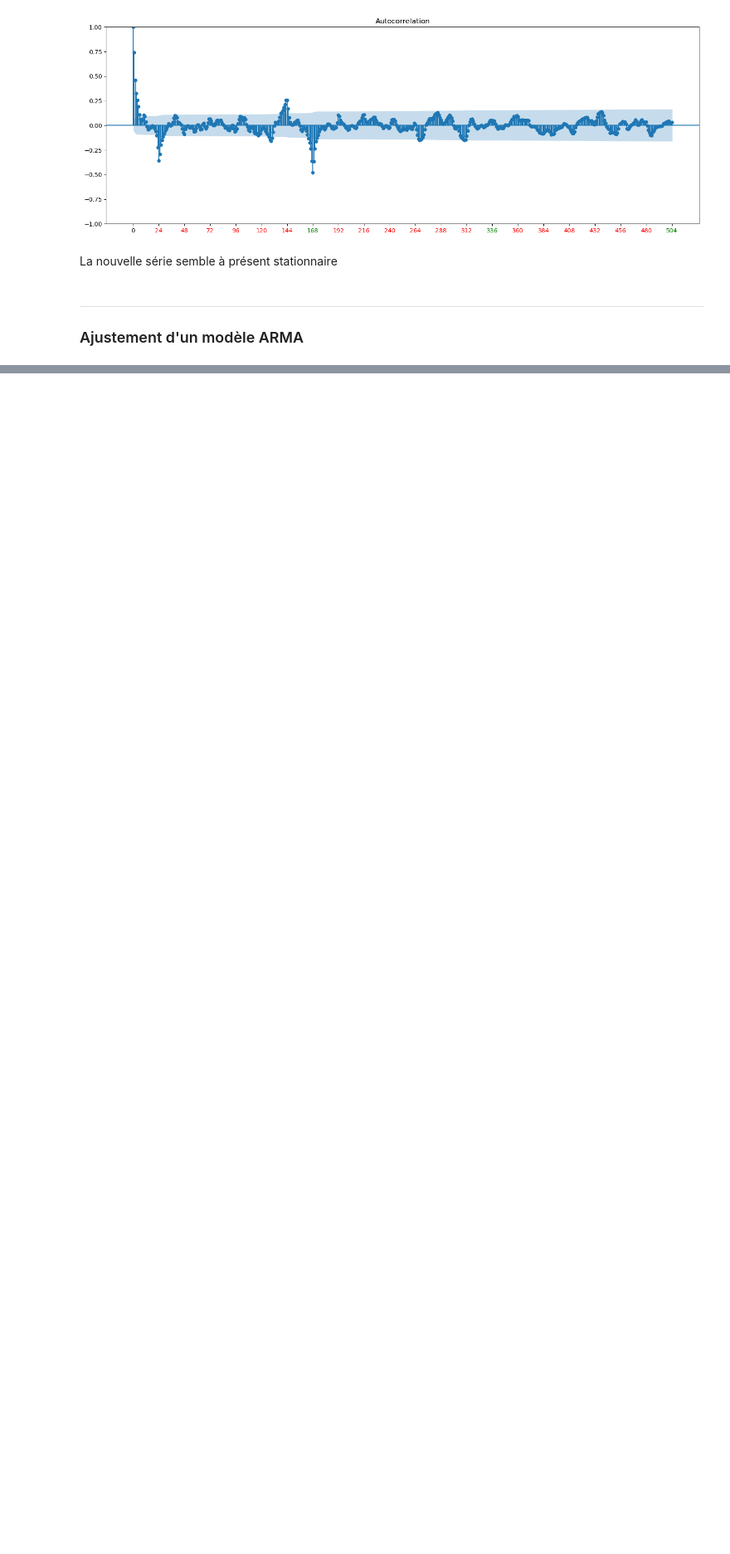
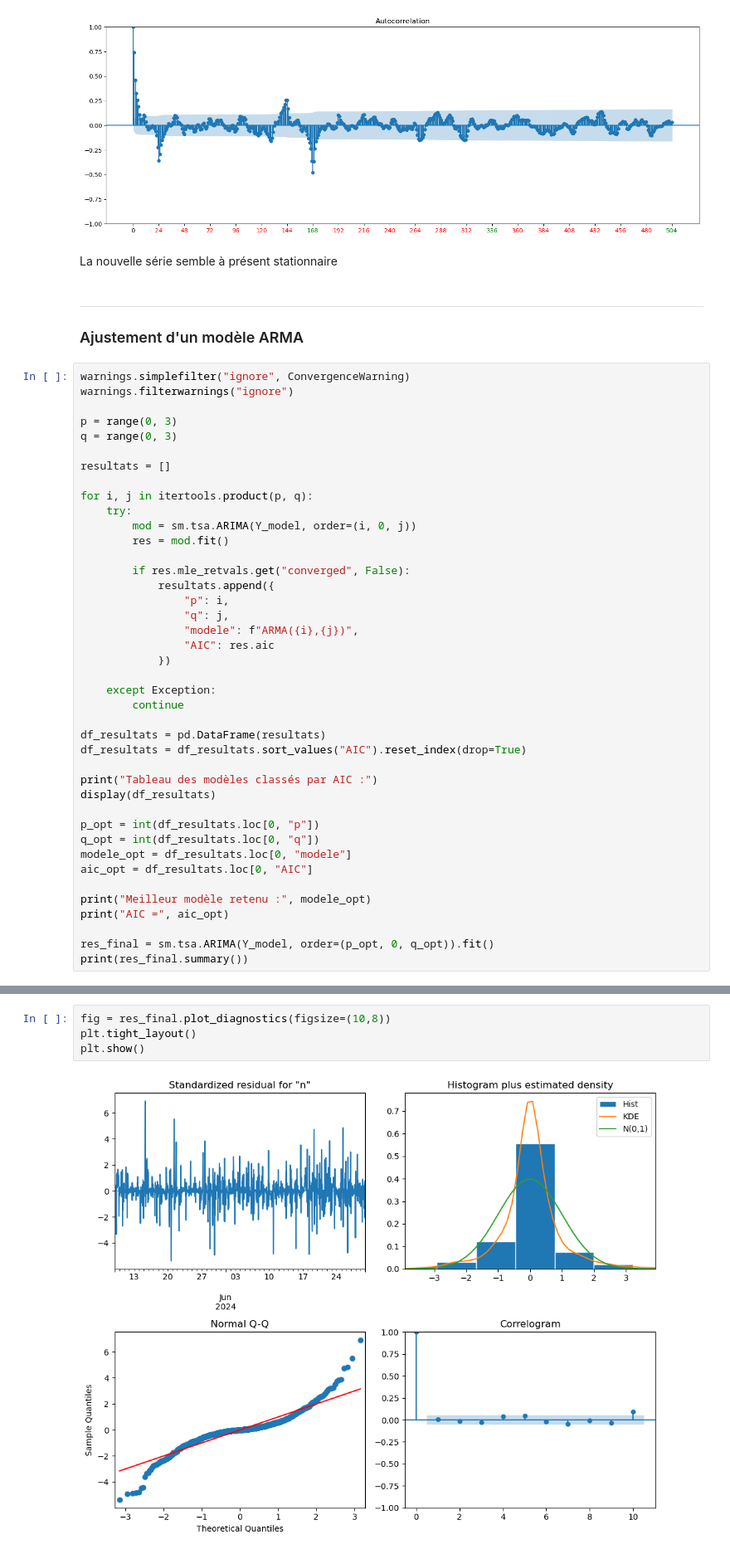
Before and after one commit to NourBouabid/serie_temporelle, a Jupyter notebook: notebook.ipynb, the cells around one changed output, grey strips where cells are left out. Shown at 83% size. Cells and saved outputs as stored; diff of their text form; blank space fills up the shorter version.

```diff
--- a/notebook.ipynb
+++ b/notebook.ipynb
@@ -195,3 +203,44 @@ La nouvelle série semble à présent stationnaire
 ---
 
 ### Ajustement d'un modèle ARMA
+# %%
+warnings.simplefilter("ignore", ConvergenceWarning)
+warnings.filterwarnings("ignore")
+
+p = range(0, 3)
+q = range(0, 3)
+
+resultats = []
+
+for i, j in itertools.product(p, q):
+    try:
+        mod = sm.tsa.ARIMA(Y_model, order=(i, 0, j))
+        res = mod.fit()
+
+        if res.mle_retvals.get("converged", False):
+            resultats.append({
+                "p": i,
+                "q": j,
+                "modele": f"ARMA({i},{j})",
+                "AIC": res.aic
+            })
+
+    except Exception:
+        continue
+
+df_resultats = pd.DataFrame(resultats)
+df_resultats = df_resultats.sort_values("AIC").reset_index(drop=True)
+
+print("Tableau des modèles classés par AIC :")
+display(df_resultats)
+
+p_opt = int(df_resultats.loc[0, "p"])
+q_opt = int(df_resultats.loc[0, "q"])
+modele_opt = df_resultats.loc[0, "modele"]
+aic_opt = df_resultats.loc[0, "AIC"]
+
+print("Meilleur modèle retenu :", modele_opt)
+print("AIC =", aic_opt)
+
+res_final = sm.tsa.ARIMA(Y_model, order=(p_opt, 0, q_opt)).fit()
+print(res_final.summary())
@@ -197,0 +320,6 @@ La nouvelle série semble à présent stationnaire
+# %%
+fig = res_final.plot_diagnostics(figsize=(10,8))
+plt.tight_layout()
+plt.show()
+# %% [output]
+[figure, added]
```
Also changed, not shown: parts of 12 cells of this notebook.
